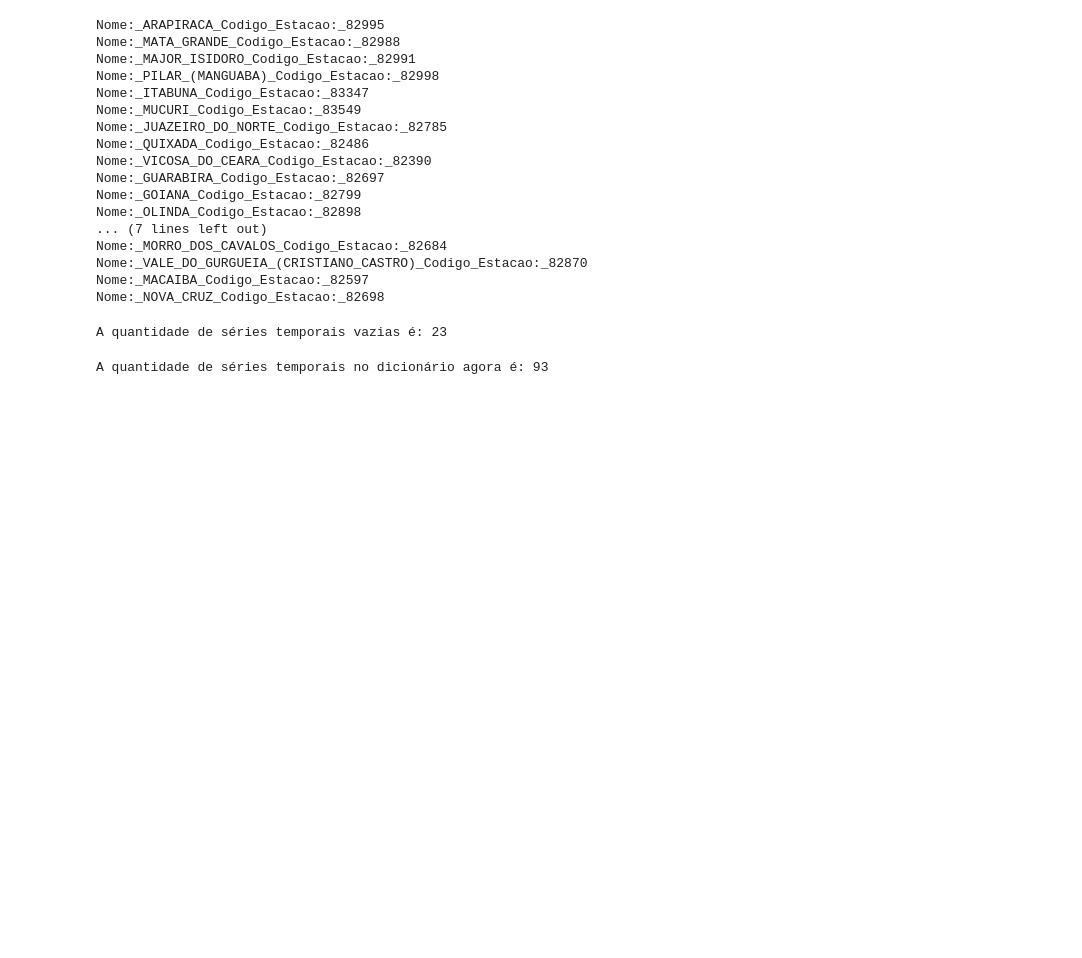
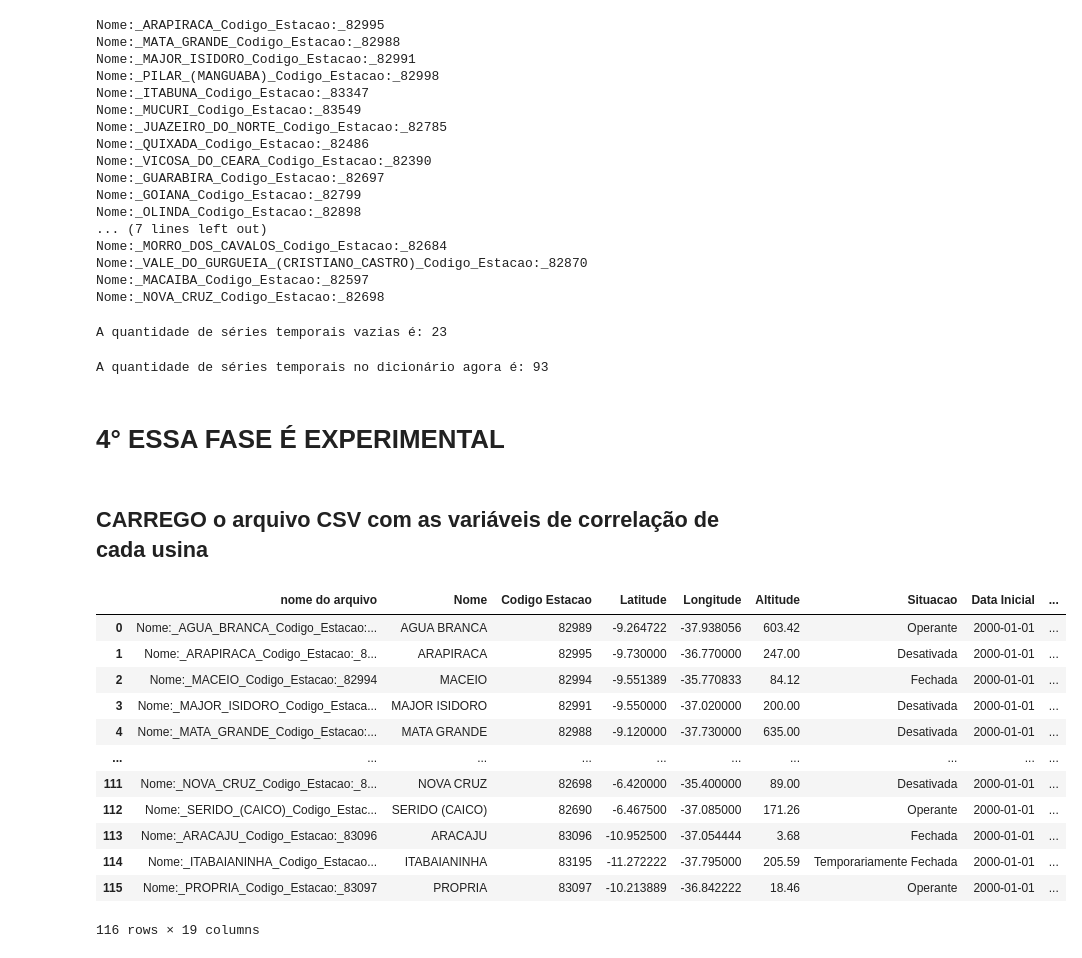
Before and after one commit to maryofcarmo/TCC, a Jupyter notebook: ANALISE_SERIES_TEMP_INMET.ipynb, the cells around one changed output. Drawn from its saved outputs; the diff is of its cells as text; code cells hidden in the pictures; blank space fills up the shorter version.

```diff
--- a/ANALISE_SERIES_TEMP_INMET.ipynb
+++ b/ANALISE_SERIES_TEMP_INMET.ipynb
@@ -152,3 +152,30 @@ quantidade_itens = len(series_temp)
 print(f"A quantidade de séries temporais no dicionário agora é: {quantidade_itens}")
 # %% [output]
 A quantidade de séries temporais no dicionário agora é: 93
+# %% [markdown]
+# 4° ESSA FASE É EXPERIMENTAL
+# %% [markdown]
+## CARREGO o arquivo CSV com as variáveis de correlação de cada usina
+# %%
+# Defina o diretório onde estão os arquivos CSV
+diretorio = '/content/drive/MyDrive/TCC/DADOS/INFORMACOES_ESTACOES/est_com_correlacao.csv'
+# Obtenha a lista de todos os arquivos CSV no diretório
+
+# Ler o arquivo CSV
+info_completa_inmet = pd.read_csv(diretorio)
+
+info_completa_inmet
+# %% [output]
+|  | nome do arquivo | Nome | Codigo Estacao | Latitude | Longitude | Altitude | Situacao | Data Inicial | ... |
+| 0 | Nome:_AGUA_BRANCA_Codigo_Estacao:... | AGUA BRANCA | 82989 | -9.264722 | -37.938056 | 603.42 | Operante | 2000-01-01 | ... |
+| 1 | Nome:_ARAPIRACA_Codigo_Estacao:_8... | ARAPIRACA | 82995 | -9.730000 | -36.770000 | 247.00 | Desativada | 2000-01-01 | ... |
+| 2 | Nome:_MACEIO_Codigo_Estacao:_82994 | MACEIO | 82994 | -9.551389 | -35.770833 | 84.12 | Fechada | 2000-01-01 | ... |
+| 3 | Nome:_MAJOR_ISIDORO_Codigo_Estaca... | MAJOR ISIDORO | 82991 | -9.550000 | -37.020000 | 200.00 | Desativada | 2000-01-01 | ... |
+| 4 | Nome:_MATA_GRANDE_Codigo_Estacao:... | MATA GRANDE | 82988 | -9.120000 | -37.730000 | 635.00 | Desativada | 2000-01-01 | ... |
+| ... | ... | ... | ... | ... | ... | ... | ... | ... | ... |
+| 111 | Nome:_NOVA_CRUZ_Codigo_Estacao:_8... | NOVA CRUZ | 82698 | -6.420000 | -35.400000 | 89.00 | Desativada | 2000-01-01 | ... |
+| 112 | Nome:_SERIDO_(CAICO)_Codigo_Estac... | SERIDO (CAICO) | 82690 | -6.467500 | -37.085000 | 171.26 | Operante | 2000-01-01 | ... |
+| 113 | Nome:_ARACAJU_Codigo_Estacao:_83096 | ARACAJU | 83096 | -10.952500 | -37.054444 | 3.68 | Fechada | 2000-01-01 | ... |
+| 114 | Nome:_ITABAIANINHA_Codigo_Estacao... | ITABAIANINHA | 83195 | -11.272222 | -37.795000 | 205.59 | Temporariamente Fechada | 2000-01-01 | ... |
+| 115 | Nome:_PROPRIA_Codigo_Estacao:_83097 | PROPRIA | 83097 | -10.213889 | -36.842222 | 18.46 | Operante | 2000-01-01 | ... |
+116 rows × 19 columns
```
Also changed, not shown: parts of 6 cells of this notebook.
